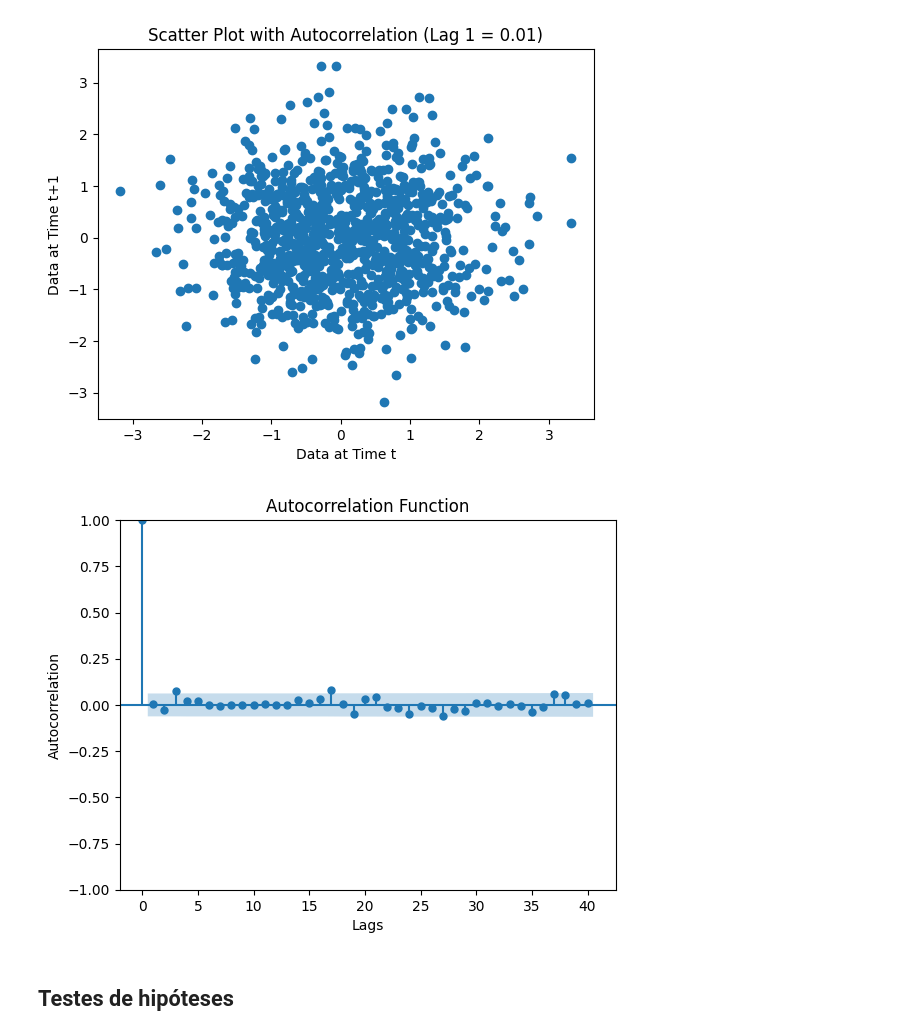
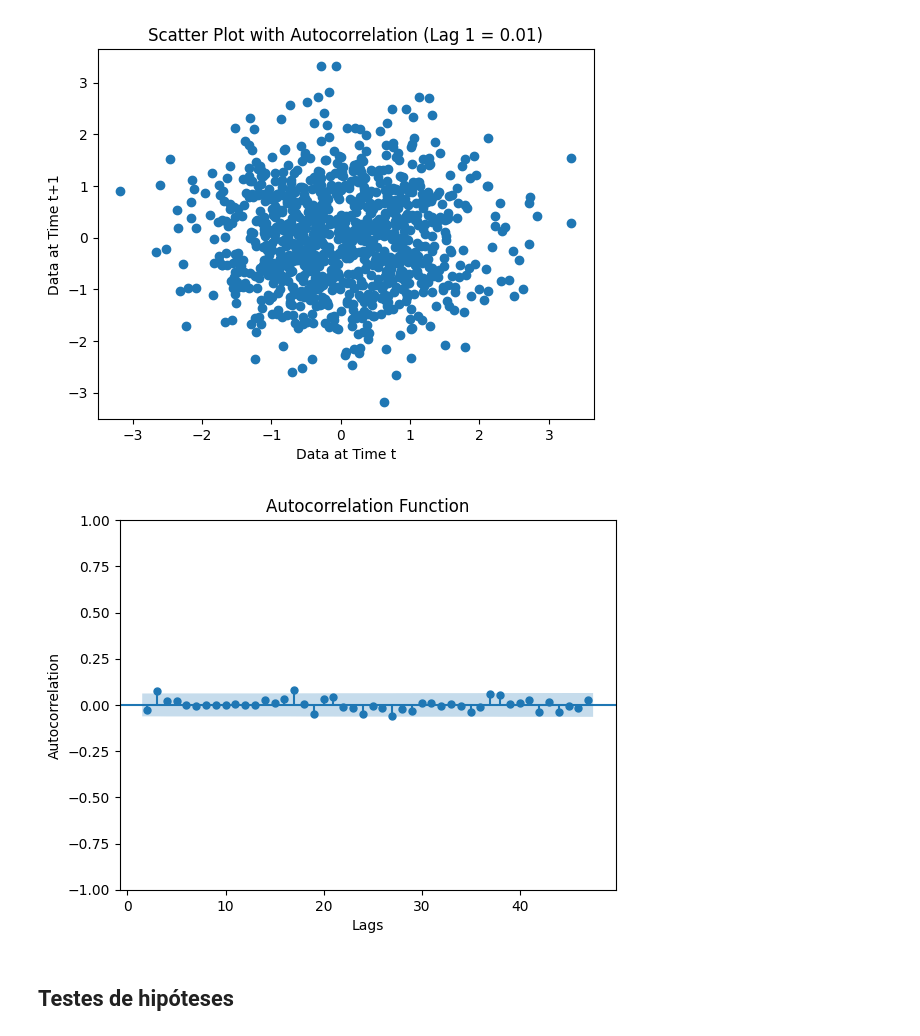
Before and after one commit to EduPekUfpr/PythonProject, a Jupyter notebook: SED/LDS_SED_DadosDeEntrada.ipynb, the cells around one changed output. Saved outputs shown, nothing was run; the diff lists cells and outputs as text; code cells hidden in the pictures.

```diff
--- a/SED/LDS_SED_DadosDeEntrada.ipynb
+++ b/SED/LDS_SED_DadosDeEntrada.ipynb
@@ -31,5 +31,5 @@ np.set_printoptions(legacy='1.25')
 # %% [markdown]
 ## Ler os dados
 # %%
-data_df = pd.read_csv("/content/Dist03.csv")
+data_df = pd.read_csv("https://raw.githubusercontent.com/EduPekUfpr/PythonProject/refs/heads/main/SED/DadosSed/Dist03.csv")
 data = data_df[data_df.columns[0]].to_numpy()
@@ -36,3 +40,11 @@ data = data_df[data_df.columns[0]].to_numpy()
+# %%
+# ┌─────────────────────────────────────────────────────────────────┐
+# │  PARÂMETROS DE CONFIGURAÇÃO — edite aqui antes de executar      │
+# └─────────────────────────────────────────────────────────────────┘
+
+# Se True, remove os outliers consensuais (IQR ∩ Isolation Forest ∩ LOF)
+# antes de prosseguir com autocorrelação e testes de distribuição.
+deleta_outliers = False
 # %% [markdown]
 ## Analise descritiva
 # %%
@@ -114,15 +133,15 @@ plt.show()
 # %%
 # Calculate autocorrelation function
 # You can specify the number of lags to consider with the 'lags' parameter
-acf_values = plot_acf(data, lags=40)
+acf_values = plot_acf(data, lags=range(2,48))
 
 # Plot the autocorrelation function
 plt.xlabel("Lags")
 plt.ylabel("Autocorrelation")
 plt.title("Autocorrelation Function")
 plt.show()
 # %% [output]
-[figure, old version]
+[figure, new version]
 # %% [markdown]
 ## Testes de hipóteses
 # %%
```
Also changed, not shown: parts of 5 cells of this notebook, 3 other files.
